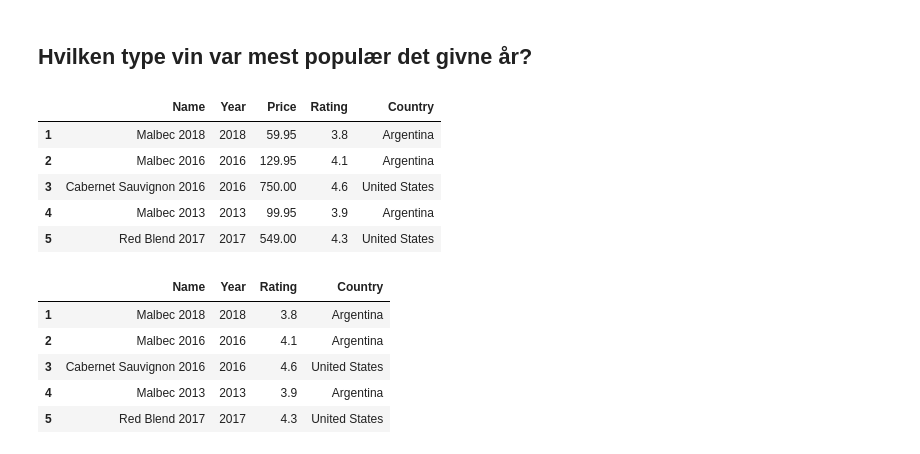
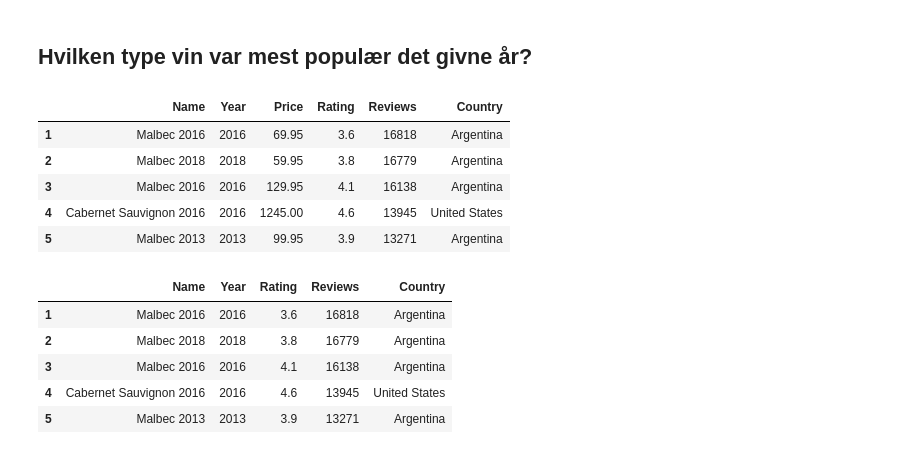
Before and after one commit to MathiasNoeClausen/pythonEksamen, a Jupyter notebook: BestWineByYear.ipynb, the cells around one changed output. Cells and saved outputs as stored; diff of their text form; code cells hidden in the pictures.

```diff
--- a/BestWineByYear.ipynb
+++ b/BestWineByYear.ipynb
@@ -14,19 +10,23 @@ dfLargeClean = dfLarge[yearMask]
+# %%
+df = pd.read_csv('vinData.csv', names=["Name", "Year", "Price", "Rating", "Reviews", "Country"])
+year_review_mask = (df['Year'] < 2022) & (df['Reviews'] > 0)
+dfClean = df[year_review_mask]
 # %%
-dfLargeClean.head()
+dfClean.head()
 # %% [output]
-|  | Name | Year | Price | Rating | Country |
-| 1 | Malbec 2018 | 2018 | 59.95 | 3.8 | Argentina |
-| 2 | Malbec 2016 | 2016 | 129.95 | 4.1 | Argentina |
-| 3 | Cabernet Sauvignon 2016 | 2016 | 750.00 | 4.6 | United States |
-| 4 | Malbec 2013 | 2013 | 99.95 | 3.9 | Argentina |
-| 5 | Red Blend 2017 | 2017 | 549.00 | 4.3 | United States |
+|  | Name | Year | Price | Rating | Reviews | Country |
+| 1 | Malbec 2016 | 2016 | 69.95 | 3.6 | 16818 | Argentina |
+| 2 | Malbec 2018 | 2018 | 59.95 | 3.8 | 16779 | Argentina |
+| 3 | Malbec 2016 | 2016 | 129.95 | 4.1 | 16138 | Argentina |
+| 4 | Cabernet Sauvignon 2016 | 2016 | 1245.00 | 4.6 | 13945 | United States |
+| 5 | Malbec 2013 | 2013 | 99.95 | 3.9 | 13271 | Argentina |
 # %%
-data_chart = dfLargeClean.drop(columns='Price')
+data_chart = dfClean.drop(columns=('Price'))
 data_chart.head()
 # %% [output]
-|  | Name | Year | Rating | Country |
-| 1 | Malbec 2018 | 2018 | 3.8 | Argentina |
-| 2 | Malbec 2016 | 2016 | 4.1 | Argentina |
-| 3 | Cabernet Sauvignon 2016 | 2016 | 4.6 | United States |
-| 4 | Malbec 2013 | 2013 | 3.9 | Argentina |
-| 5 | Red Blend 2017 | 2017 | 4.3 | United States |
+|  | Name | Year | Rating | Reviews | Country |
+| 1 | Malbec 2016 | 2016 | 3.6 | 16818 | Argentina |
+| 2 | Malbec 2018 | 2018 | 3.8 | 16779 | Argentina |
+| 3 | Malbec 2016 | 2016 | 4.1 | 16138 | Argentina |
+| 4 | Cabernet Sauvignon 2016 | 2016 | 4.6 | 13945 | United States |
+| 5 | Malbec 2013 | 2013 | 3.9 | 13271 | Argentina |
```
Also changed, not shown: parts of 10 cells of this notebook, 4 other files.
